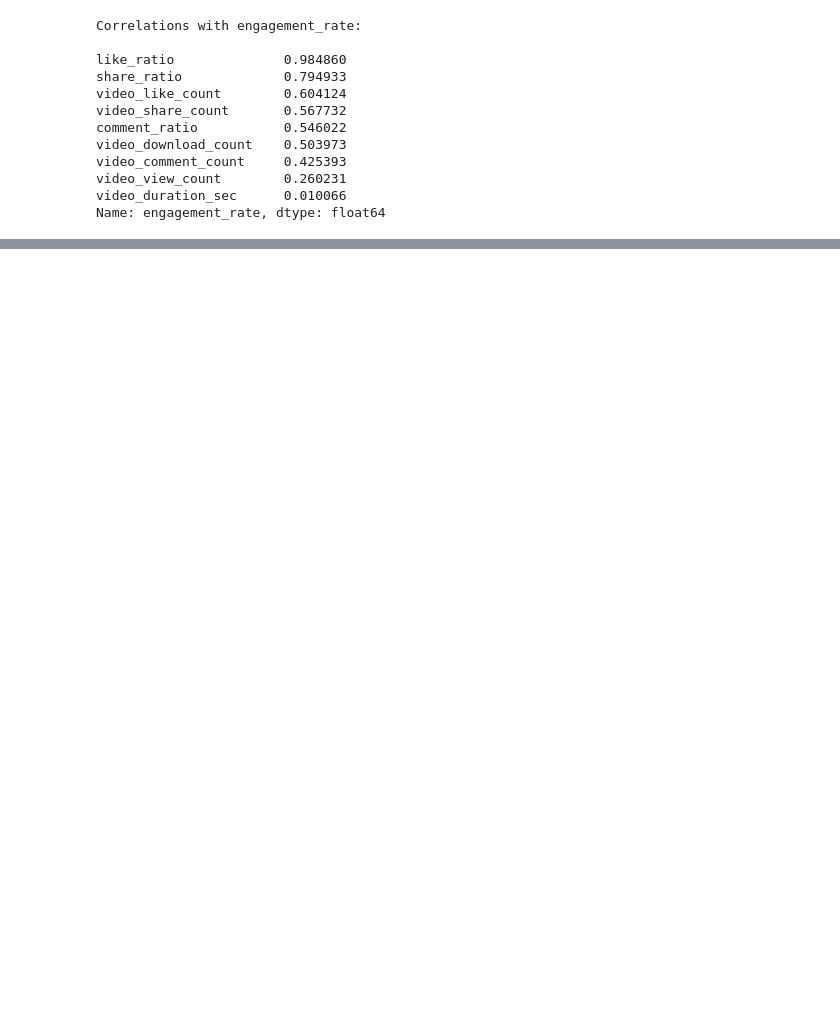
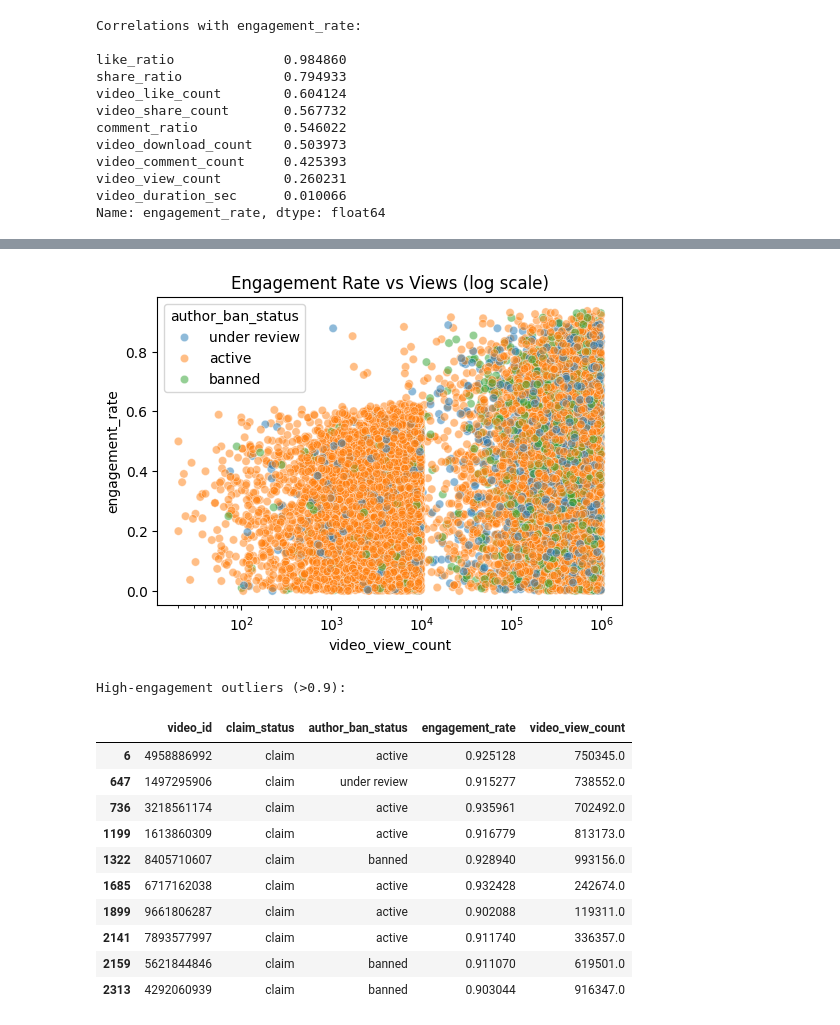
Before and after one commit to KrishaVeera/CreatorPilot, a Jupyter notebook: Tiktok_Model.ipynb, the cells around one changed output, grey strips where cells are left out. Drawn from its saved outputs; the diff is of its cells as text; code cells hidden in the pictures; blank space fills up the shorter version.

```diff
--- a/Tiktok_Model.ipynb
+++ b/Tiktok_Model.ipynb
@@ -310,0 +502,28 @@ Interpretation: when modeling engagement, focus on ratios, not raw counts or dur
+# %%
+# Outlier detection (views vs engagement_rate)
+
+plt.figure(figsize=(6,4))
+sns.scatterplot(x="video_view_count", y="engagement_rate", hue="author_ban_status",
+                data=df, alpha=0.5)
+plt.xscale("log")
+plt.title("Engagement Rate vs Views (log scale)")
+plt.show()
+
+# Check outliers
+outliers = df[df["engagement_rate"] > 0.9][["video_id","claim_status","author_ban_status","engagement_rate","video_view_count"]]
+print("High-engagement outliers (>0.9):")
+display(outliers.head(10))
+# %% [output]
+[figure, added]
+High-engagement outliers (>0.9):
+|  | video_id | claim_status | author_ban_status | engagement_rate | video_view_count |
+| 6 | 4958886992 | claim | active | 0.925128 | 750345.0 |
+| 647 | 1497295906 | claim | under review | 0.915277 | 738552.0 |
+| 736 | 3218561174 | claim | active | 0.935961 | 702492.0 |
+| 1199 | 1613860309 | claim | active | 0.916779 | 813173.0 |
+| 1322 | 8405710607 | claim | banned | 0.928940 | 993156.0 |
+| 1685 | 6717162038 | claim | active | 0.932428 | 242674.0 |
+| 1899 | 9661806287 | claim | active | 0.902088 | 119311.0 |
+| 2141 | 7893577997 | claim | active | 0.911740 | 336357.0 |
+| 2159 | 5621844846 | claim | banned | 0.911070 | 619501.0 |
+| 2313 | 4292060939 | claim | banned | 0.903044 | 916347.0 |
```
Also changed, not shown: parts of 18 cells of this notebook.
